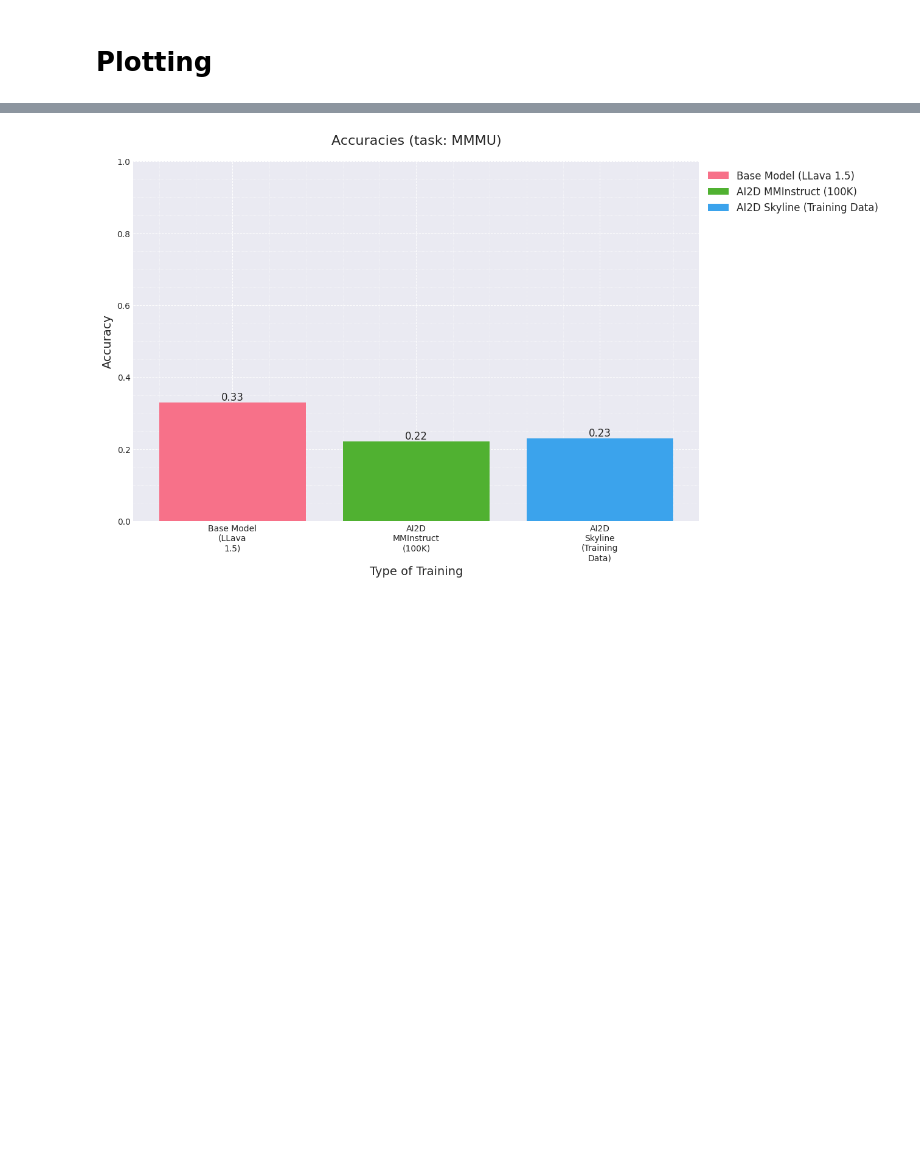
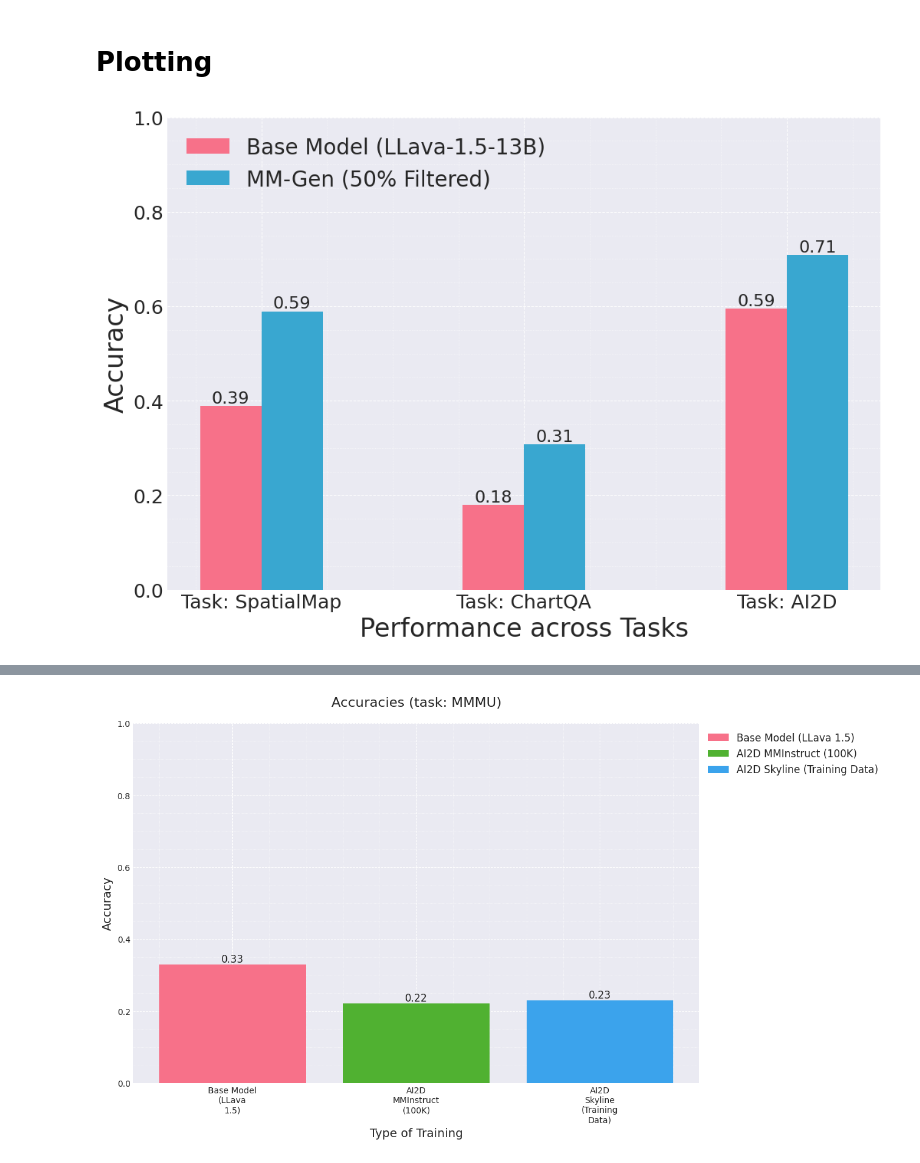
Before and after one commit to sjoshi804/MM-Gen, a Jupyter notebook: notebooks/plot_results.ipynb, the cells around one changed output, grey strips where cells are left out. Cells and saved outputs as stored; diff of their text form; code cells hidden in the pictures; blank space fills up the shorter version.

```diff
--- a/notebooks/plot_results.ipynb
+++ b/notebooks/plot_results.ipynb
@@ -376,3 +408,7 @@ results = []
 with jsonlines.open("../results/final_results.jsonl", "r") as reader:
     for line in reader:
         results.append(line)
+# %%
+plot_accuracies_grouped(results, [(21, 22), (23, 24), (25, 26)], wrap_width=10, legend=True)
+# %% [output]
+[figure, added]
```
Also changed, not shown: parts of 8 cells of this notebook, 9 other files.
